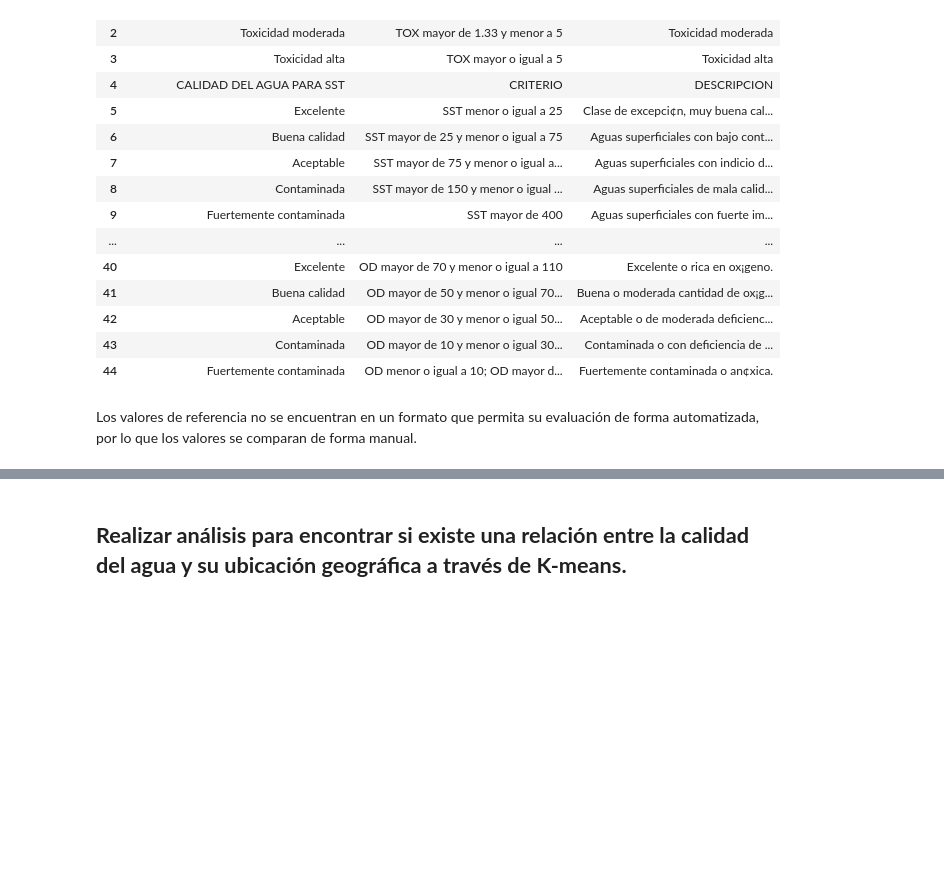
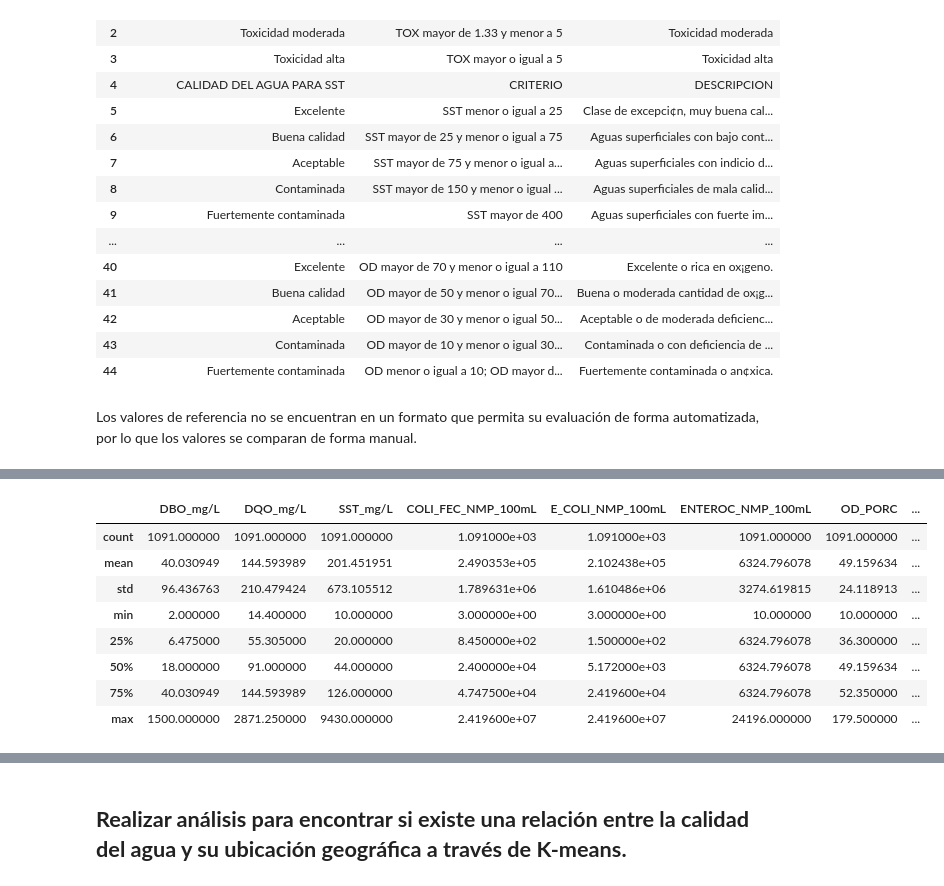
Before and after one commit to PosgradoMNA/actividades-del-projecto-cad_kbcm_jfl, a Jupyter notebook: Reto_entrega_1.ipynb, the cells around one changed output, grey strips where cells are left out. Drawn from its saved outputs; the diff is of its cells as text; code cells hidden in the pictures; blank space fills up the shorter version.

```diff
--- a/Reto_entrega_1.ipynb
+++ b/Reto_entrega_1.ipynb
@@ -455,0 +624,14 @@ for contador in range (0,1267,1):
+# %%
+ndf_cal_rj = ndf_rj.loc[:,['DBO_mg/L','DQO_mg/L','SST_mg/L','COLI_FEC_NMP_100mL','E_COLI_NMP_100mL','ENTEROC_NMP_100mL','OD_PORC','OD_PORC_SUP','OD_PORC_MED',
+             'OD_PORC_FON','TOX_D_48_UT','TOX_V_15_UT','TOX_D_48_SUP_UT','TOX_D_48_FON_UT','TOX_FIS_SUP_15_UT','TOX_FIS_FON_15_UT']]
+ndf_cal_rj.describe(include='all')
+# %% [output]
+|  | DBO_mg/L | DQO_mg/L | SST_mg/L | COLI_FEC_NMP_100mL | E_COLI_NMP_100mL | ENTEROC_NMP_100mL | OD_PORC | ... |
+| count | 1091.000000 | 1091.000000 | 1091.000000 | 1.091000e+03 | 1.091000e+03 | 1091.000000 | 1091.000000 | ... |
+| mean | 40.030949 | 144.593989 | 201.451951 | 2.490353e+05 | 2.102438e+05 | 6324.796078 | 49.159634 | ... |
+| std | 96.436763 | 210.479424 | 673.105512 | 1.789631e+06 | 1.610486e+06 | 3274.619815 | 24.118913 | ... |
+| min | 2.000000 | 14.400000 | 10.000000 | 3.000000e+00 | 3.000000e+00 | 10.000000 | 10.000000 | ... |
+| 25% | 6.475000 | 55.305000 | 20.000000 | 8.450000e+02 | 1.500000e+02 | 6324.796078 | 36.300000 | ... |
+| 50% | 18.000000 | 91.000000 | 44.000000 | 2.400000e+04 | 5.172000e+03 | 6324.796078 | 49.159634 | ... |
+| 75% | 40.030949 | 144.593989 | 126.000000 | 4.747500e+04 | 2.419600e+04 | 6324.796078 | 52.350000 | ... |
+| max | 1500.000000 | 2871.250000 | 9430.000000 | 2.419600e+07 | 2.419600e+07 | 24196.000000 | 179.500000 | ... |
```
Also changed, not shown: parts of 17 cells of this notebook.
